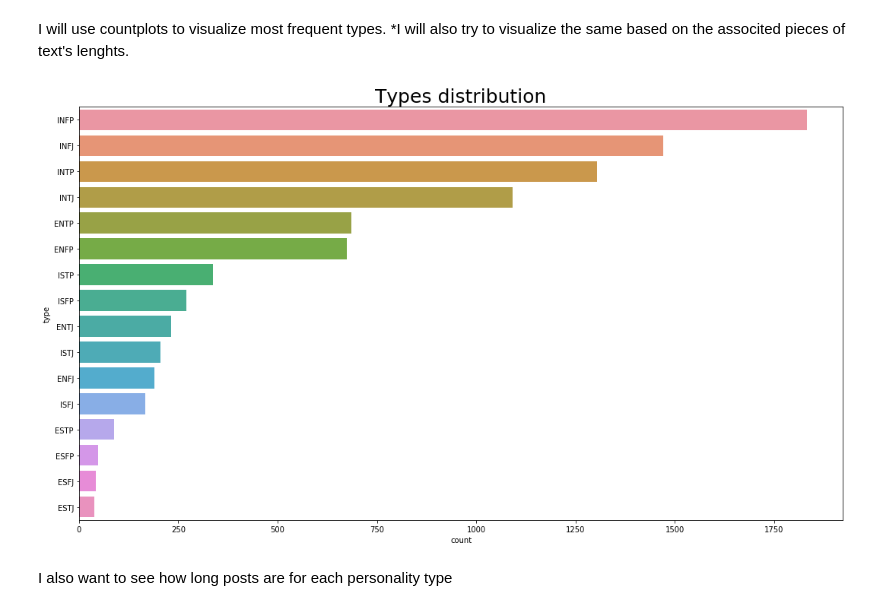
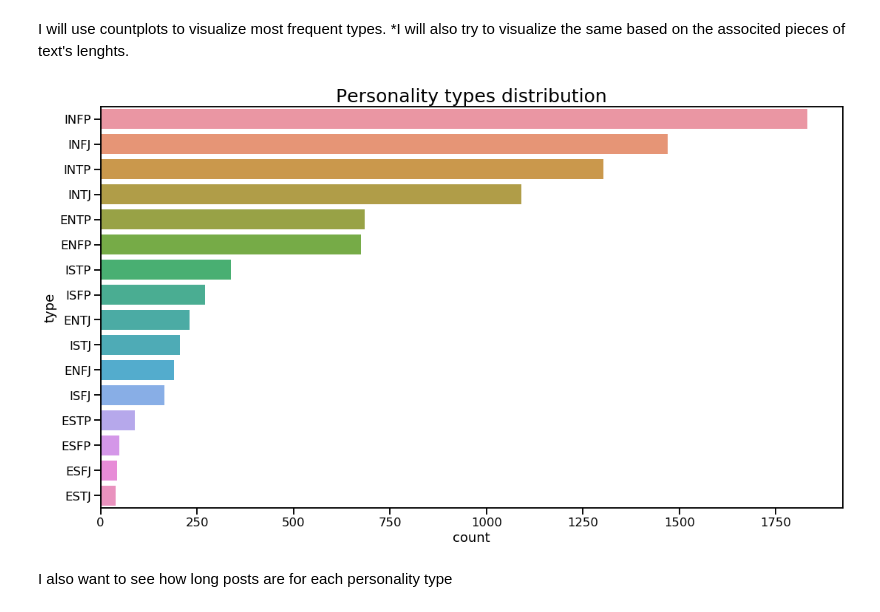
Before and after one commit to mikongame/NLP-to-predict-Myers-Briggs-Personality-Type, a Jupyter notebook: 1_MBTI Intro and EDA.ipynb, the cells around one changed output. Saved outputs shown, nothing was run; the diff lists cells and outputs as text; code cells hidden in the pictures.

```diff
--- a/1_MBTI Intro and EDA.ipynb
+++ b/1_MBTI Intro and EDA.ipynb
@@ -91,7 +91,7 @@ Reference:\
 # %% [markdown]
 #### Read dataset and check head
 # %%
-mbti_df = pd.read_csv("../data/mbti_1.csv")
+mbti_df = pd.read_csv('data/mbti_1.csv')
 mbti_df.head()
 # %% [output]
 |  | type | posts |
@@ -168,13 +168,13 @@ Name: type, dtype: int64
 I will use countplots to visualize most frequent types. *I will also try to visualize the same based on the associted pieces of text's lenghts.
 # %%
 plt.figure(figsize=(18,10))
-sns.countplot(y="type",data=mbti_df, order=mbti_df.type.value_counts().index)
-sns.set_context("talk")
-plt.title("Types distribution", fontsize=25)
-plt.savefig("images/output_images/mbti_count.png")
+sns.countplot(y='type',data=mbti_df, order=mbti_df.type.value_counts().index)
+sns.set_context('talk')
+plt.title('Personality types distribution', fontsize=25)
+plt.savefig('images/output_images/mbti_count.png')
 plt.show()
 # %% [output]
-[figure, old version]
+[figure, new version]
 # %% [markdown]
 I also want to see how long posts are for each personality type
 # %%
```
Also changed, not shown: parts of 17 cells of this notebook, 5 other files.
